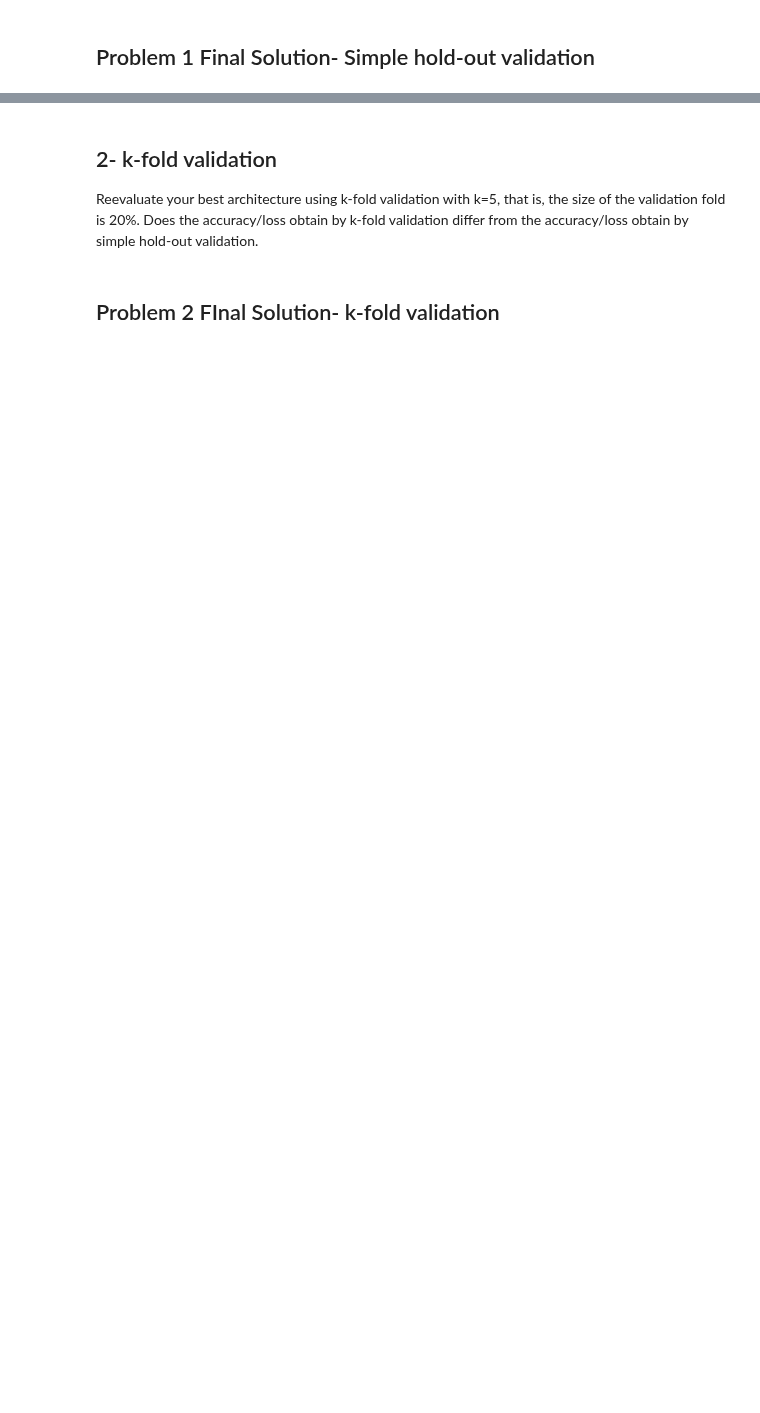
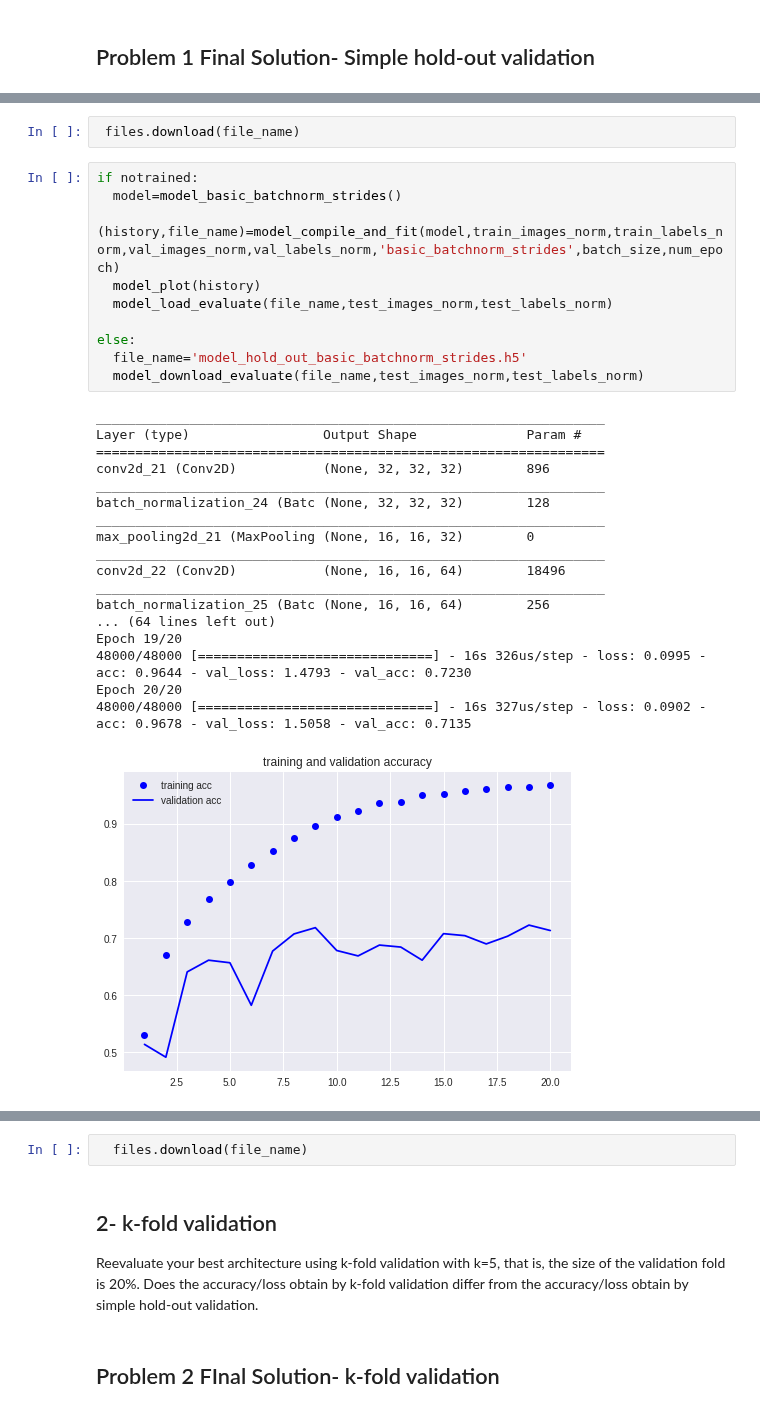
Before and after one commit to rvalienter90/UCF, a Jupyter notebook: CAP-5610_MACHINE LEARNING/HW2/HW2.ipynb, the cells around one changed output, grey strips where cells are left out. Saved outputs shown, nothing was run; the diff lists cells and outputs as text; blank space fills up the shorter version.

```diff
--- a/CAP-5610_MACHINE LEARNING/HW2/HW2.ipynb
+++ b/CAP-5610_MACHINE LEARNING/HW2/HW2.ipynb
@@ -616,0 +749,31 @@ Restored model, accuracy: 58.70%
+# %%
+ files.download(file_name)
+# %%
+if notrained:
+  model=model_basic_batchnorm_strides()
+  (history,file_name)=model_compile_and_fit(model,train_images_norm,train_labels_norm,val_images_norm,val_labels_norm,'basic_batchnorm_strides',batch_size,num_epoch)
+  model_plot(history)
+  model_load_evaluate(file_name,test_images_norm,test_labels_norm)
+
+else:
+  file_name='model_hold_out_basic_batchnorm_strides.h5'
+  model_download_evaluate(file_name,test_images_norm,test_labels_norm)
+# %% [output]
+_________________________________________________________________
+Layer (type)                 Output Shape              Param #
+=================================================================
+conv2d_21 (Conv2D)           (None, 32, 32, 32)        896
+_________________________________________________________________
+batch_normalization_24 (Batc (None, 32, 32, 32)        128
+_________________________________________________________________
+max_pooling2d_21 (MaxPooling (None, 16, 16, 32)        0
+_________________________________________________________________
+conv2d_22 (Conv2D)           (None, 16, 16, 64)        18496
+_________________________________________________________________
+batch_normalization_25 (Batc (None, 16, 16, 64)        256
+... (64 lines left out)
+Epoch 19/20
+48000/48000 [==============================] - 16s 326us/step - loss: 0.0995 - acc: 0.9644 - val_loss: 1.4793 - val_acc: 0.7230
+Epoch 20/20
+48000/48000 [==============================] - 16s 327us/step - loss: 0.0902 - acc: 0.9678 - val_loss: 1.5058 - val_acc: 0.7135
+[figure, added]
@@ -617,3 +783,5 @@ Restored model, accuracy: 58.70%
+# %%
+  files.download(file_name)
 # %% [markdown]
 ## 2- k-fold validation
 
```
Also changed, not shown: parts of 9 cells of this notebook.
